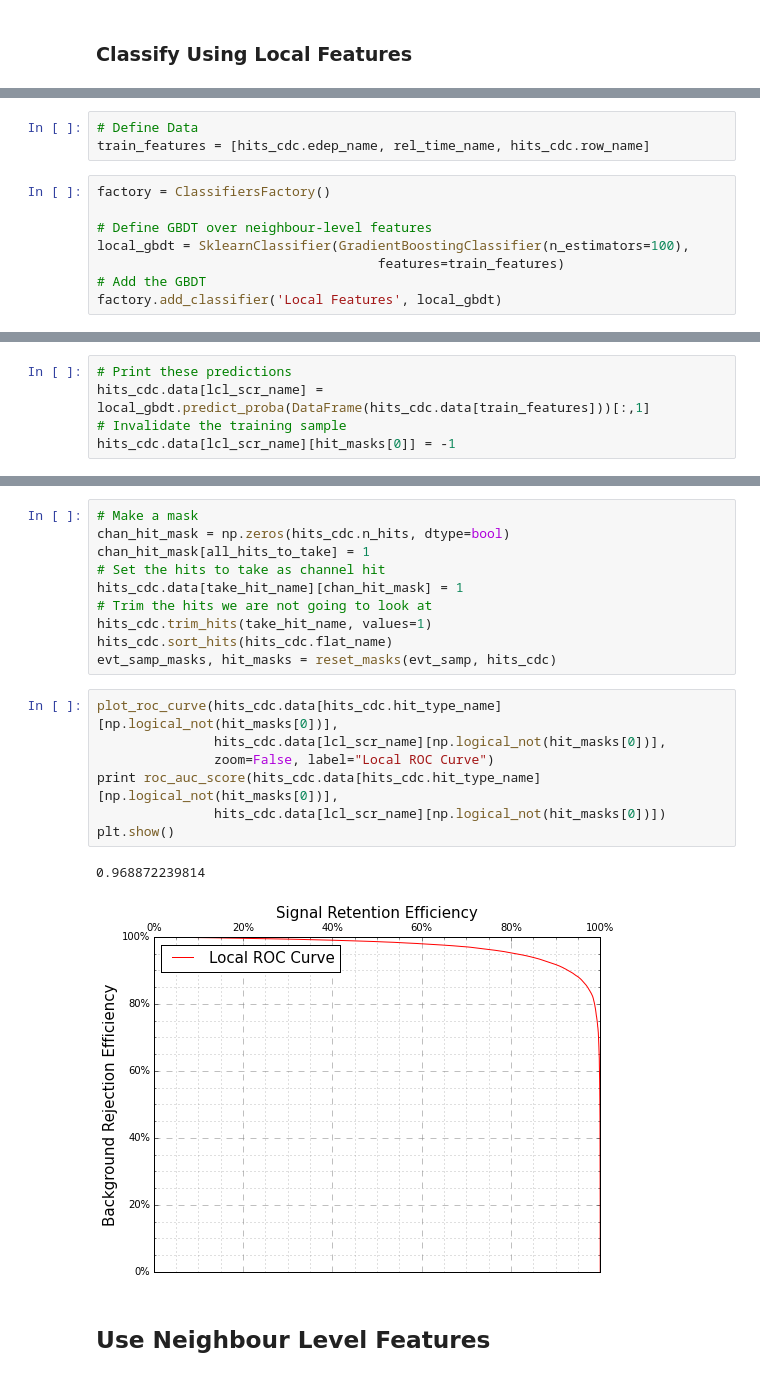
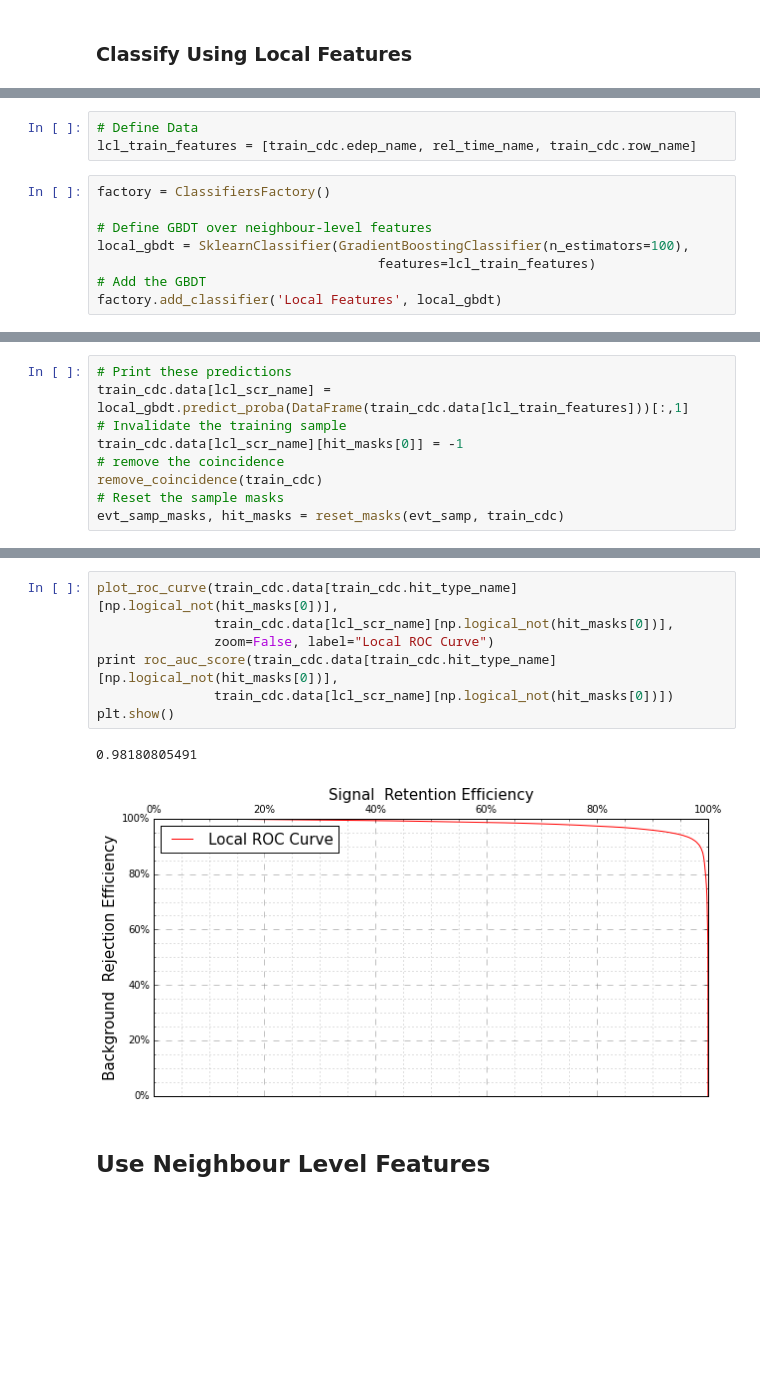
Before and after one commit to ewengillies/track-finding-yandex, a Jupyter notebook: notebooks/ICEDUST_MainPipeline.ipynb, the cells around one changed output, grey strips where cells are left out. Drawn from its saved outputs; the diff is of its cells as text; blank space fills up the shorter version.

Commit message:
Successful ICEDUST Sample!!

```diff
--- a/notebooks/ICEDUST_MainPipeline.ipynb
+++ b/notebooks/ICEDUST_MainPipeline.ipynb
@@ -640,12 +601,12 @@ from pandas import DataFrame
 # %%
 # Define Data
-train_features = [hits_cdc.edep_name, rel_time_name, hits_cdc.row_name]
+lcl_train_features = [train_cdc.edep_name, rel_time_name, train_cdc.row_name]
 # %%
 factory = ClassifiersFactory()
 
 # Define GBDT over neighbour-level features
 local_gbdt = SklearnClassifier(GradientBoostingClassifier(n_estimators=100),
-                                    features=train_features)
+                                    features=lcl_train_features)
 # Add the GBDT
 factory.add_classifier('Local Features', local_gbdt)
 # %%
@@ -680,6 +641,10 @@ CDCHit.fCharge
 CDCHit.fDetectedTime
 # %%
 # Print these predictions
-hits_cdc.data[lcl_scr_name] = local_gbdt.predict_proba(DataFrame(hits_cdc.data[train_features]))[:,1]
+train_cdc.data[lcl_scr_name] = local_gbdt.predict_proba(DataFrame(train_cdc.data[lcl_train_features]))[:,1]
 # Invalidate the training sample
-hits_cdc.data[lcl_scr_name][hit_masks[0]] = -1
+train_cdc.data[lcl_scr_name][hit_masks[0]] = -1
+# remove the coincidence
+remove_coincidence(train_cdc)
+# Reset the sample masks
+evt_samp_masks, hit_masks = reset_masks(evt_samp, train_cdc)
@@ -730,23 +660,13 @@ print sum(removal_stats.values())
-# %%
-# Make a mask
-chan_hit_mask = np.zeros(hits_cdc.n_hits, dtype=bool)
-chan_hit_mask[all_hits_to_take] = 1
-# Set the hits to take as channel hit
-hits_cdc.data[take_hit_name][chan_hit_mask] = 1
-# Trim the hits we are not going to look at
-hits_cdc.trim_hits(take_hit_name, values=1)
-hits_cdc.sort_hits(hits_cdc.flat_name)
-evt_samp_masks, hit_masks = reset_masks(evt_samp, hits_cdc)
 # %%
-plot_roc_curve(hits_cdc.data[hits_cdc.hit_type_name][np.logical_not(hit_masks[0])],
-               hits_cdc.data[lcl_scr_name][np.logical_not(hit_masks[0])],
+plot_roc_curve(train_cdc.data[train_cdc.hit_type_name][np.logical_not(hit_masks[0])],
+               train_cdc.data[lcl_scr_name][np.logical_not(hit_masks[0])],
                zoom=False, label="Local ROC Curve")
-print roc_auc_score(hits_cdc.data[hits_cdc.hit_type_name][np.logical_not(hit_masks[0])],
-               hits_cdc.data[lcl_scr_name][np.logical_not(hit_masks[0])])
+print roc_auc_score(train_cdc.data[train_cdc.hit_type_name][np.logical_not(hit_masks[0])],
+               train_cdc.data[lcl_scr_name][np.logical_not(hit_masks[0])])
 plt.show()
 # %% [output]
-0.968872239814
+0.98180805491
-[figure, old version]
+[figure, new version]
 # %% [markdown]
 ## Use Neighbour Level Features
 # %%
```
Also changed, not shown: parts of 190 cells of this notebook, 2 other files.
